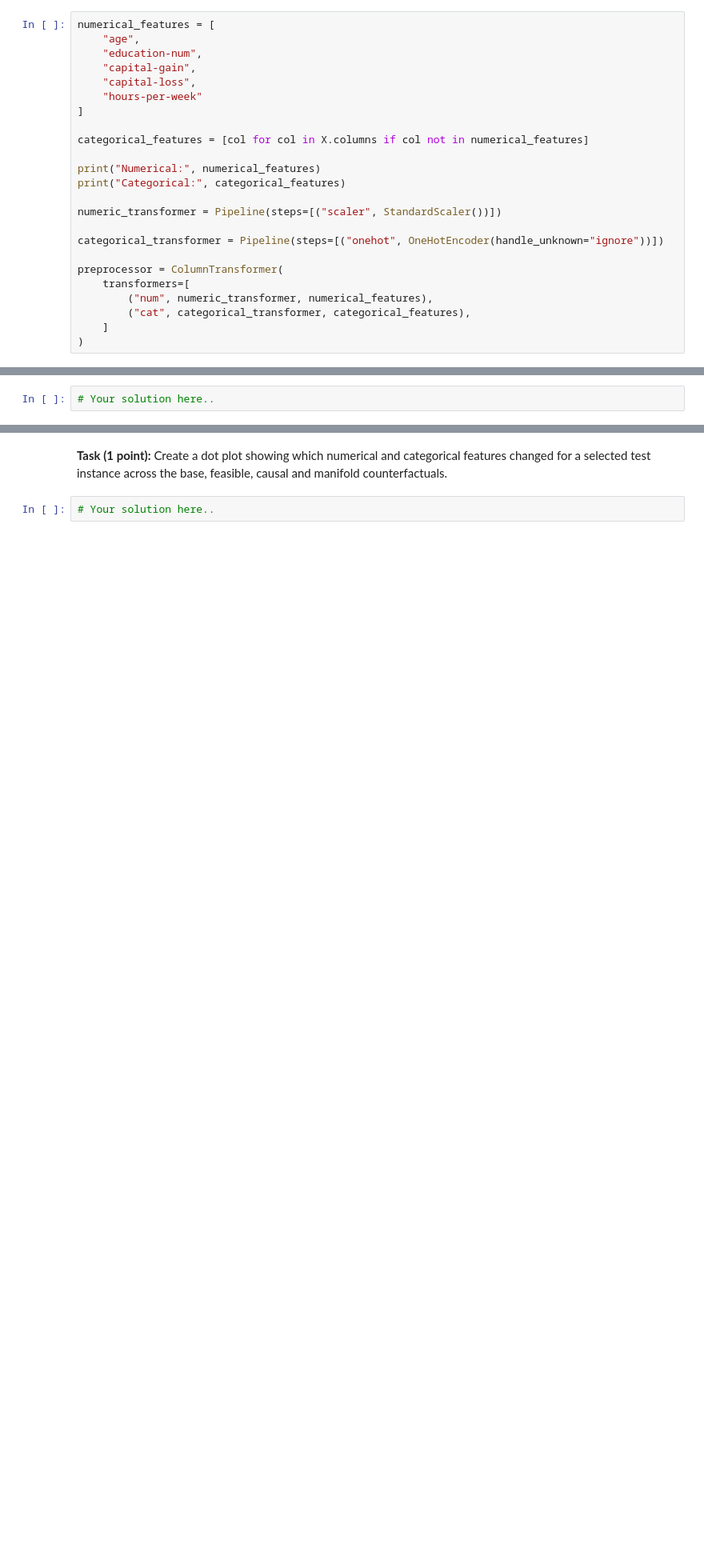
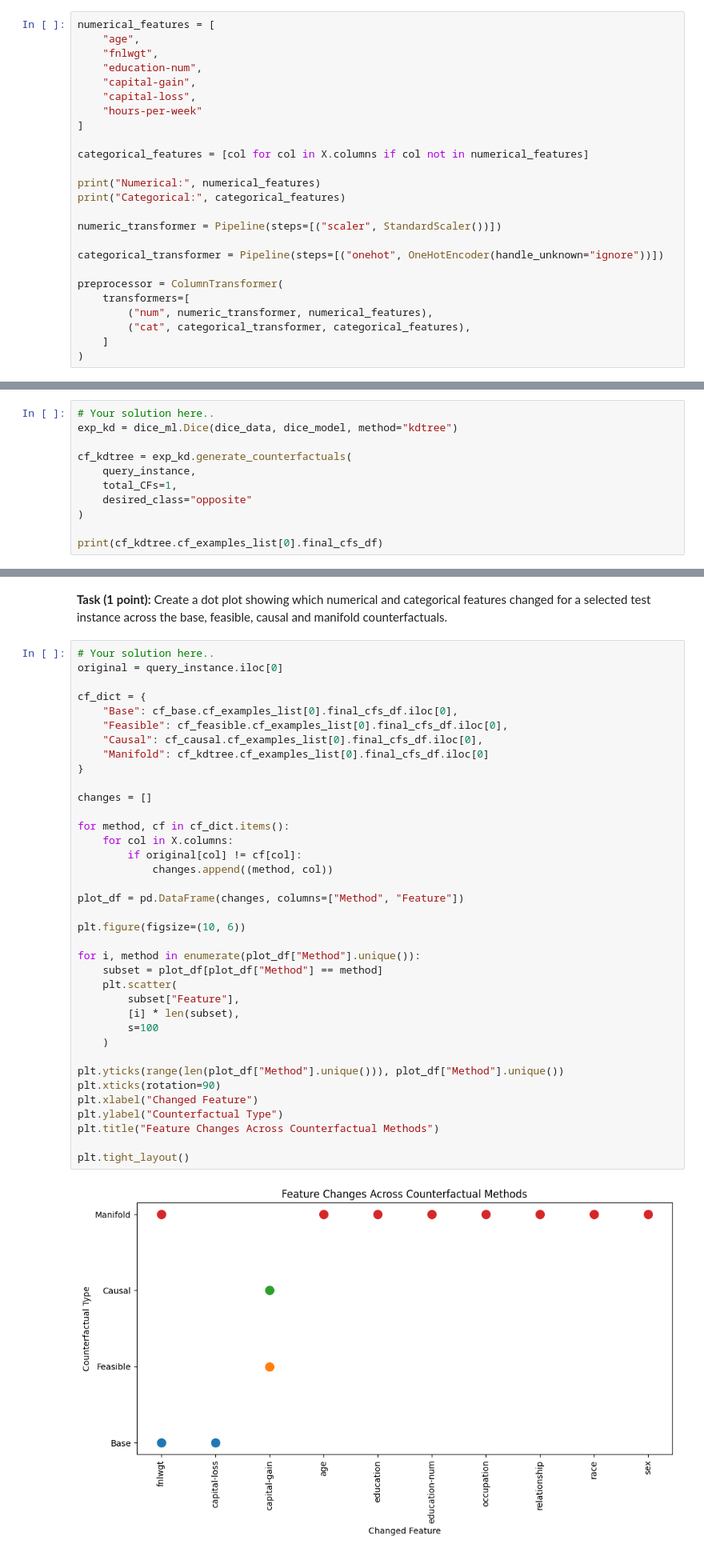
Before and after one commit to chambrehomme/XAI, a Jupyter notebook: XAI_Lab_Counterf_Assignment.ipynb, the cells around one changed output, grey strips where cells are left out. Shown at 80% size. Cells and saved outputs as stored; diff of their text form; blank space fills up the shorter version.

```diff
--- a/XAI_Lab_Counterf_Assignment.ipynb
+++ b/XAI_Lab_Counterf_Assignment.ipynb
@@ -146,6 +275,7 @@ X.head()
 # %%
 numerical_features = [
     "age",
+    "fnlwgt",
     "education-num",
     "capital-gain",
     "capital-loss",
@@ -193,3 +470,12 @@ hours-per-week → capital-gain
 **Task (1.5 points):** Use DiCE's `kdtree` method to construct on-manifold counterfactuals. Compare all results.
 # %%
 # Your solution here..
+exp_kd = dice_ml.Dice(dice_data, dice_model, method="kdtree")
+
+cf_kdtree = exp_kd.generate_counterfactuals(
+    query_instance,
+    total_CFs=1,
+    desired_class="opposite"
+)
+
+print(cf_kdtree.cf_examples_list[0].final_cfs_df)
@@ -197,3 +492,40 @@ hours-per-week → capital-gain
 **Task (1 point):** Create a dot plot showing which numerical and categorical features changed for a selected test instance across the base, feasible, causal and manifold counterfactuals.
 # %%
 # Your solution here..
+original = query_instance.iloc[0]
+
+cf_dict = {
+    "Base": cf_base.cf_examples_list[0].final_cfs_df.iloc[0],
+    "Feasible": cf_feasible.cf_examples_list[0].final_cfs_df.iloc[0],
+    "Causal": cf_causal.cf_examples_list[0].final_cfs_df.iloc[0],
+    "Manifold": cf_kdtree.cf_examples_list[0].final_cfs_df.iloc[0]
+}
+
+changes = []
+
+for method, cf in cf_dict.items():
+    for col in X.columns:
+        if original[col] != cf[col]:
+            changes.append((method, col))
+
+plot_df = pd.DataFrame(changes, columns=["Method", "Feature"])
+
+plt.figure(figsize=(10, 6))
+
+for i, method in enumerate(plot_df["Method"].unique()):
+    subset = plot_df[plot_df["Method"] == method]
+    plt.scatter(
+        subset["Feature"],
+        [i] * len(subset),
+        s=100
+    )
+
+plt.yticks(range(len(plot_df["Method"].unique())), plot_df["Method"].unique())
+plt.xticks(rotation=90)
+plt.xlabel("Changed Feature")
+plt.ylabel("Counterfactual Type")
+plt.title("Feature Changes Across Counterfactual Methods")
+
+plt.tight_layout()
+# %% [output]
+[figure, added]
```
Also changed, not shown: parts of 11 cells of this notebook.
